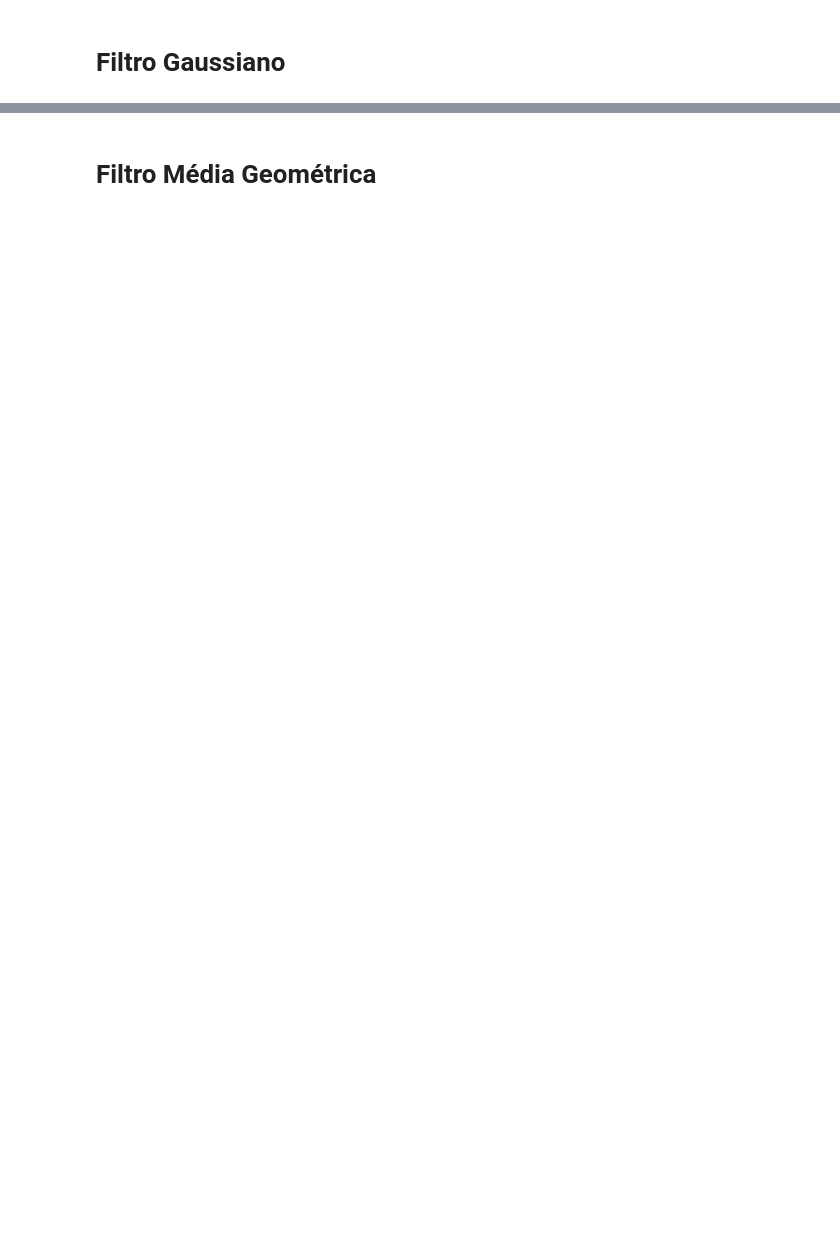
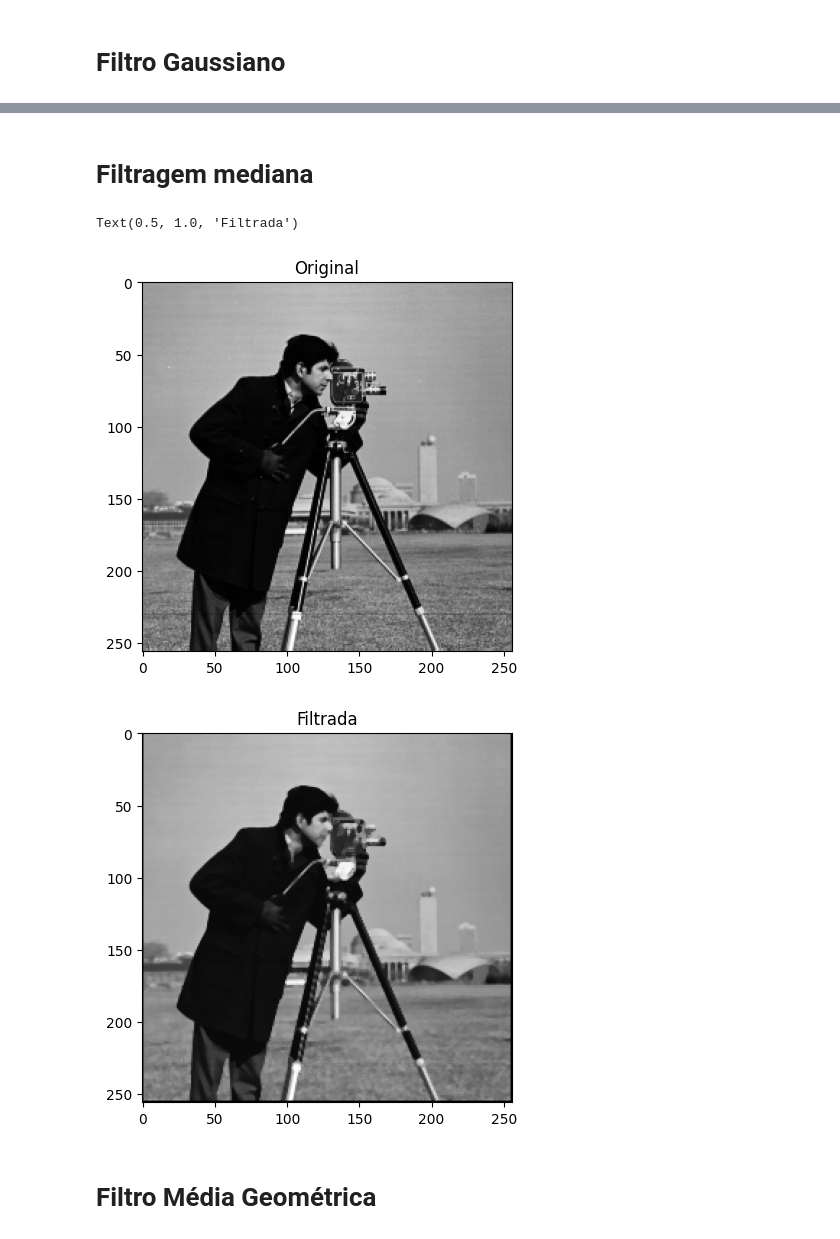
Before and after one commit to brunol-pereira/PDI, a Jupyter notebook: NaoLineares.ipynb, the cells around one changed output, grey strips where cells are left out. Saved outputs shown, nothing was run; the diff lists cells and outputs as text; code cells hidden in the pictures; blank space fills up the shorter version.

```diff
--- a/NaoLineares.ipynb
+++ b/NaoLineares.ipynb
@@ -71,2 +88,24 @@ plt.imshow(img_filtered_scipy, 'gray')
+# %% [markdown]
+# Filtragem mediana
+# %%
+import numpy as np
+import matplotlib.pyplot as plt
+
+filter_size = 3
+img_filt = np.zeros(img.shape)
+for y in range(filter_size//2, img.shape[0]-filter_size//2):
+    for x in range(filter_size//2, img.shape[1]-filter_size//2):
+        img_filt[y,x] = np.median(img[y-filter_size//2:y+filter_size//2+1, x-filter_size//2:x+filter_size//2+1])
+
+plt.figure()
+plt.imshow(img, 'gray')
+plt.title('Original')
+plt.figure()
+plt.imshow(img_filt, 'gray')
+plt.title('Filtrada')
+# %% [output]
+Text(0.5, 1.0, 'Filtrada')
+[figure, added]
+[figure, added]
 # %% [markdown]
 # Filtro Média Geométrica
```
Also changed, not shown: parts of 12 cells of this notebook, 4 other files.
